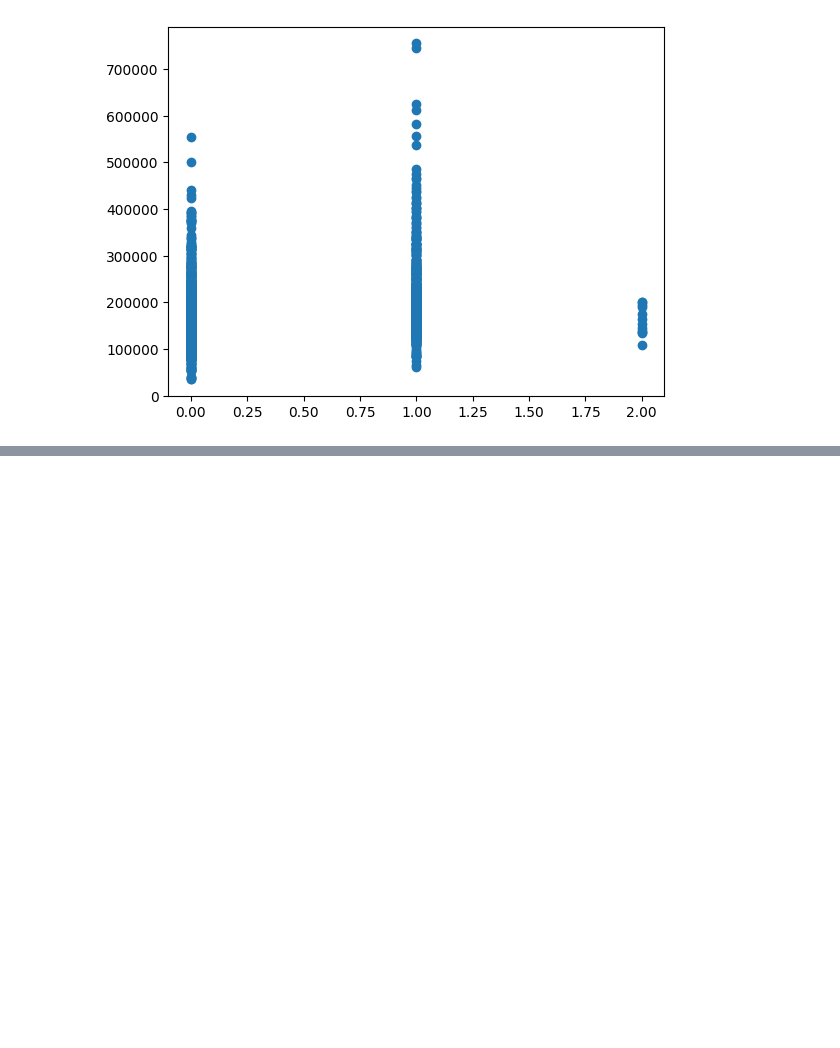
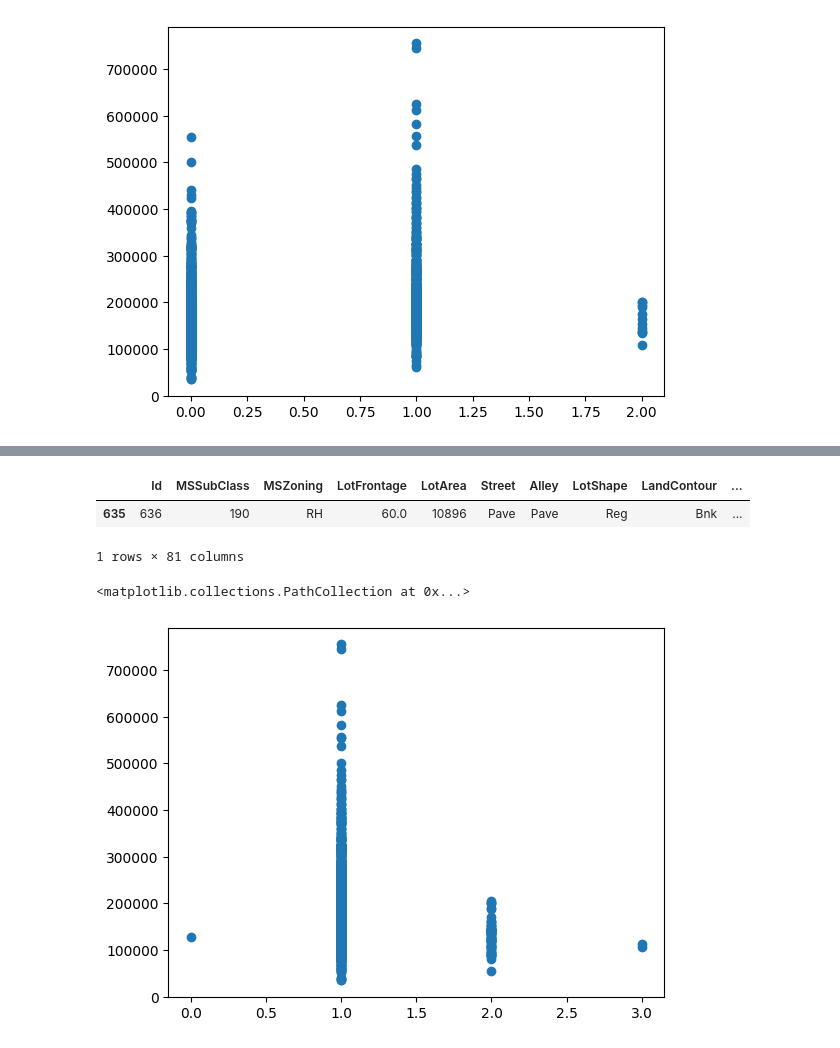
Before and after one commit to xKazimir/HOUSE_PRICES_ANALYSIS, a Jupyter notebook: HOUSING_PREDICTION.ipynb, the cells around one changed output, grey strips where cells are left out. Cells and saved outputs as stored; diff of their text form; code cells hidden in the pictures; blank space fills up the shorter version.

```diff
--- a/HOUSING_PREDICTION.ipynb
+++ b/HOUSING_PREDICTION.ipynb
@@ -377,0 +383,12 @@ plt.scatter(x= "HalfBath", y = "SalePrice", data = train_df)
+# %%
+train_df.query("BedroomAbvGr == 8").sort_values("SalePrice", ascending =False)
+# drop 636
+# %% [output]
+|  | Id | MSSubClass | MSZoning | LotFrontage | LotArea | Street | Alley | LotShape | LandContour | ... |
+| 635 | 636 | 190 | RH | 60.0 | 10896 | Pave | Pave | Reg | Bnk | ... |
+1 rows × 81 columns
+# %%
+plt.scatter(x= "KitchenAbvGr", y = "SalePrice", data = train_df)
+# %% [output]
+<matplotlib.collections.PathCollection at 0x...>
+[figure, added]
```
Also changed, not shown: parts of 19 cells of this notebook.
